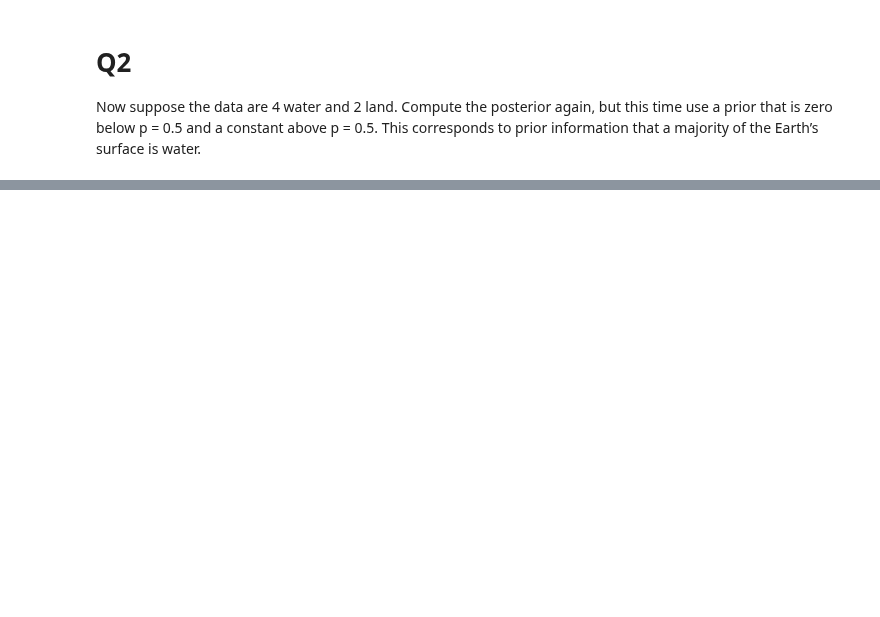
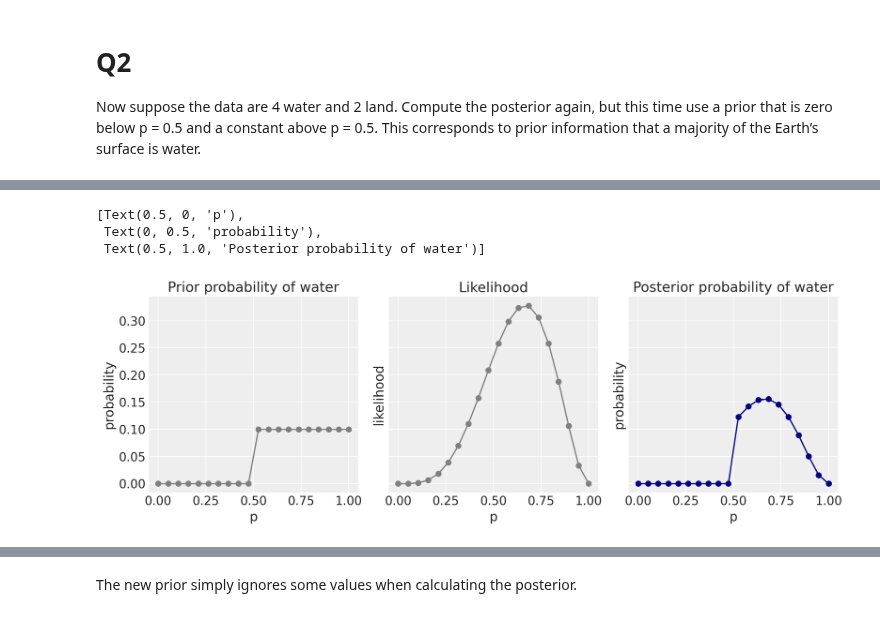
Before and after one commit to benslack19/stats_rethinking, a Jupyter notebook: SR_notebooks_2022/stats_rethinking_hw01.ipynb, the cells around one changed output, grey strips where cells are left out. Saved outputs shown, nothing was run; the diff lists cells and outputs as text; code cells hidden in the pictures; blank space fills up the shorter version.

```diff
--- a/SR_notebooks_2022/stats_rethinking_hw01.ipynb
+++ b/SR_notebooks_2022/stats_rethinking_hw01.ipynb
@@ -109,0 +116,4 @@ Now suppose the data are 4 water and 2 land. Compute the posterior again, but th
+# %%
+# assign p 20 equally spaced values from 0 to 1
+p_grid = np.linspace(0, 1, 20)
+p_grid
@@ -109,0 +126,6 @@ Now suppose the data are 4 water and 2 land. Compute the posterior again, but th
+# %%
+# We can use boolean indexing to select the values of p that are greater than 0.5
+prior = [int(i) for i in (p_grid > 0.5)]
+# Make a proper prior (summing to 1) (optional)
+prior = [i * (1 / np.sum(prior)) for i in prior]
+prior
@@ -109,0 +154,10 @@ Now suppose the data are 4 water and 2 land. Compute the posterior again, but th
+# %%
+# Likelihood (doesn't change)
+lik = stats.binom.pmf(k=4, n=6, p=p_grid)
+
+# Compute product of likelihood and new prior
+unstd_posterior = lik * prior
+
+# standardized posterior
+posterior = unstd_posterior / np.sum(unstd_posterior)
+posterior
@@ -109,0 +170,18 @@ Now suppose the data are 4 water and 2 land. Compute the posterior again, but th
+# %%
+f, (ax1, ax2, ax3) = plt.subplots(1, 3, figsize=(12, 4), sharex=True, sharey=True)
+# prior
+ax1.plot(p_grid, prior, '-o', color="gray")
+ax1.set(xlabel='p', ylabel='probability', title='Prior probability of water')
+
+# likelihood
+ax2.plot(p_grid, lik, '-o', color="gray")
+ax2.set(xlabel='p', ylabel='likelihood', title='Likelihood')
+
+# posterior
+ax3.plot(p_grid, posterior, '-o', color="navy")
+ax3.set(xlabel='p', ylabel='probability', title='Posterior probability of water')
+# %% [output]
+[Text(0.5, 0, 'p'),
+ Text(0, 0.5, 'probability'),
+ Text(0.5, 1.0, 'Posterior probability of water')]
+[figure, added]
@@ -109,0 +189,2 @@ Now suppose the data are 4 water and 2 land. Compute the posterior again, but th
+# %% [markdown]
+The new prior simply ignores some values when calculating the posterior.
```
Also changed, not shown: parts of 31 cells of this notebook, 1 other file.
